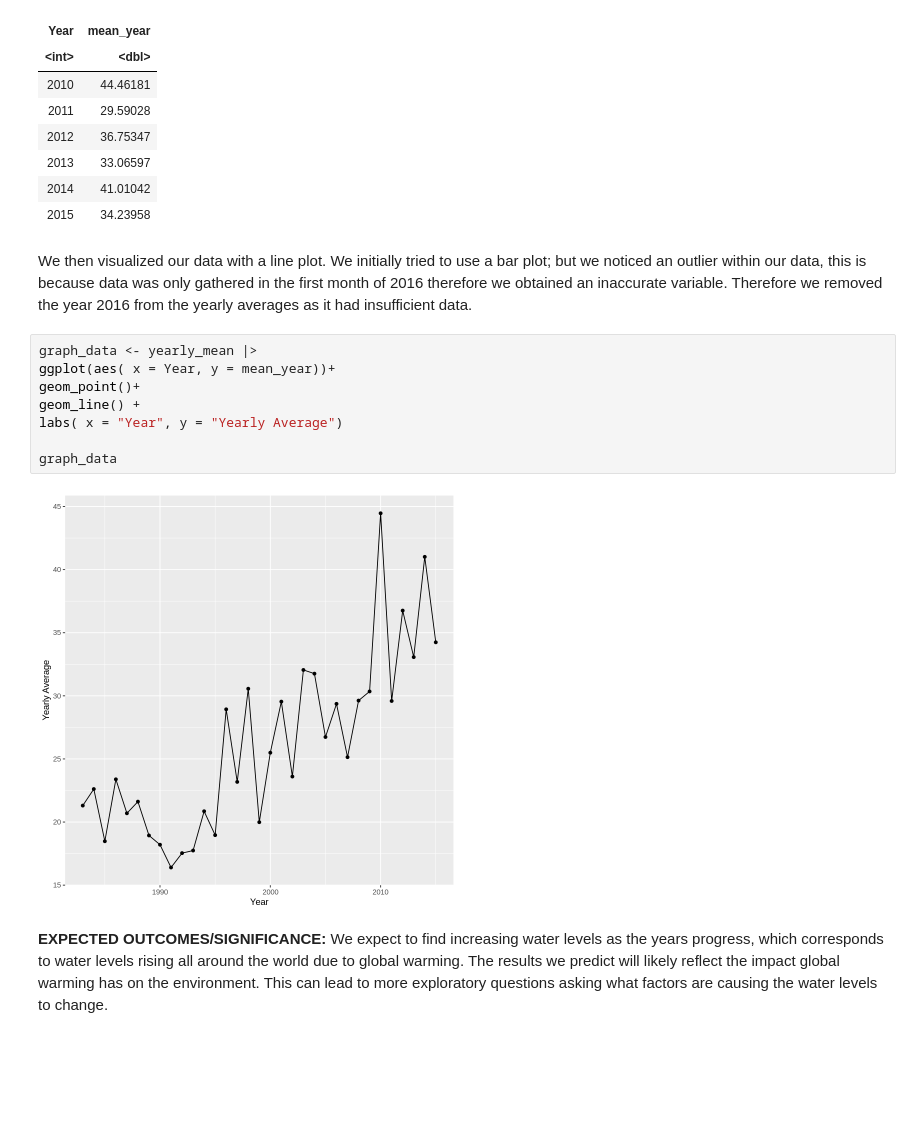
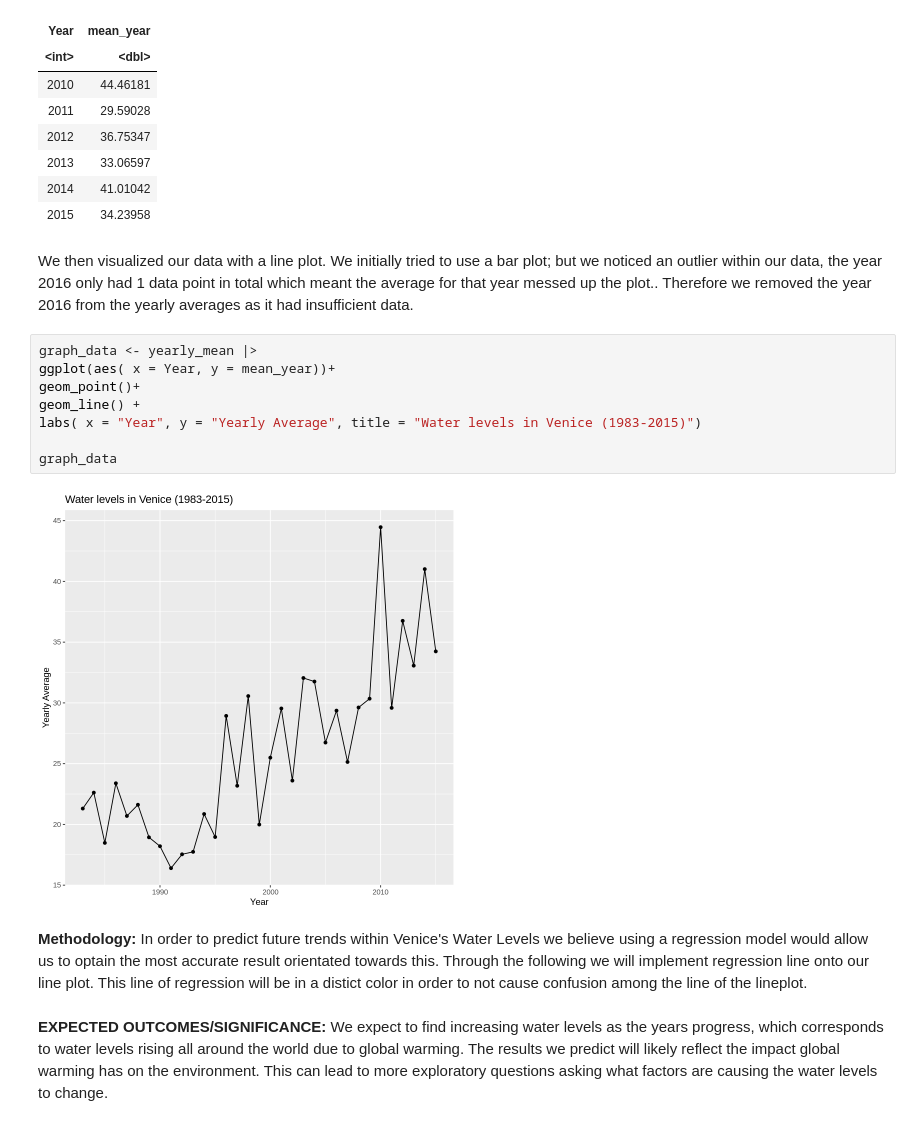
Before and after one commit to Applemyp/dsci100-group36-project, a Jupyter notebook: Project.ipynb, the cells around one changed output. Cells and saved outputs as stored; diff of their text form; blank space fills up the shorter version.

```diff
--- a/Project.ipynb
+++ b/Project.ipynb
@@ -88,16 +106,18 @@ A tibble: 6 × 2
 | 2014 | 41.01042 |
 | 2015 | 34.23958 |
 # %% [markdown]
-We then visualized our data with a line plot. We initially tried to use a bar plot; but we noticed an outlier within our data, this is because data was only gathered in the first month of 2016 therefore we obtained an inaccurate variable. Therefore we removed the year 2016 from the yearly averages as it had insufficient data.
+We then visualized our data with a line plot. We initially tried to use a bar plot; but we noticed an outlier within our data, the year 2016 only had 1 data point in total which meant the average for that year messed up the plot.. Therefore we removed the year 2016 from the yearly averages as it had insufficient data.
 # %%
 graph_data <- yearly_mean |>
 ggplot(aes( x = Year, y = mean_year))+
 geom_point()+
 geom_line() +
-labs( x = "Year", y = "Yearly Average")
+labs( x = "Year", y = "Yearly Average", title = "Water levels in Venice (1983-2015)")
 
 graph_data
 # %% [output]
-[figure, old version]
+[figure, new version]
+# %% [markdown]
+**Methodology:** In order to predict future trends within Venice's Water Levels we believe using a regression model would allow us to optain the most accurate result orientated towards this. Through the following we will implement regression line onto our line plot. This line of regression will be in a distict color in order to not cause confusion among the line of the lineplot.
 # %% [markdown]
 **EXPECTED OUTCOMES/SIGNIFICANCE:** We expect to find increasing water levels as the years progress, which corresponds to water levels rising all around the world due to global warming. The results we predict will likely reflect the impact global warming has on the environment. This can lead to more exploratory questions asking what factors are causing the water levels to change.
```
Also changed, not shown: parts of 2 cells of this notebook.
